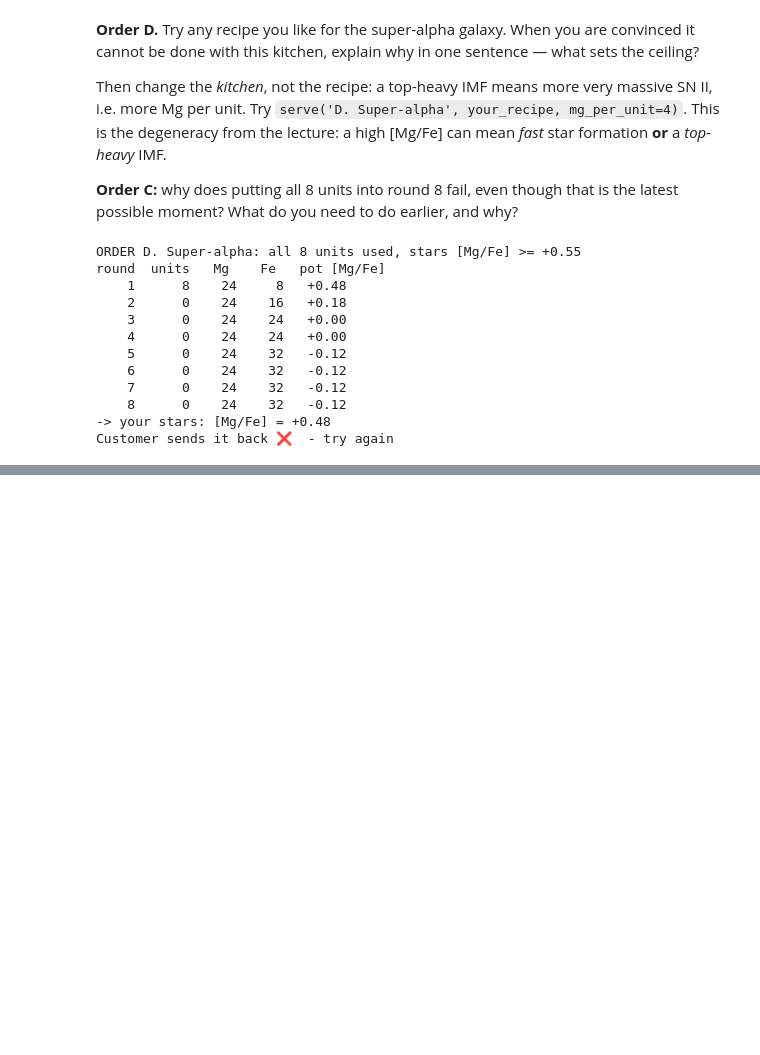
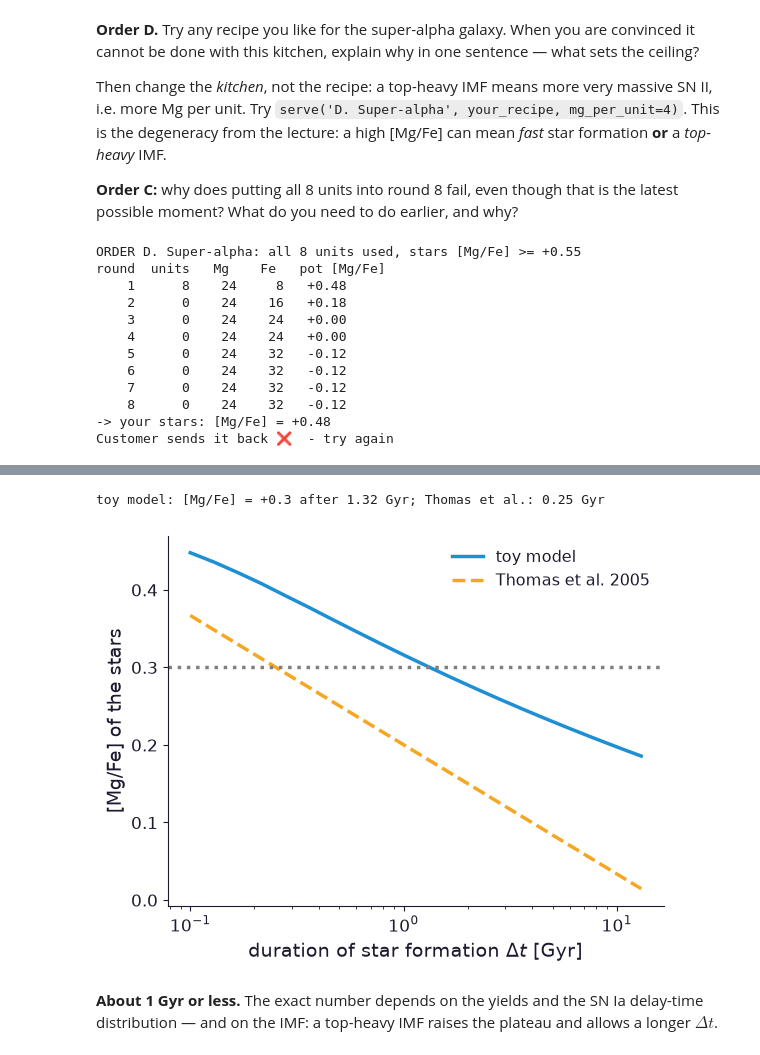
Before and after one commit to Azeret/stellar-populations-lectures, a Jupyter notebook: notebooks/03_toy_chemical_evolution.ipynb, the cells around one changed output, grey strips where cells are left out. Drawn from its saved outputs; the diff is of its cells as text; code cells hidden in the pictures; blank space fills up the shorter version.

```diff
--- a/notebooks/03_toy_chemical_evolution.ipynb
+++ b/notebooks/03_toy_chemical_evolution.ipynb
@@ -225,0 +267,4 @@ Customer sends it back ❌  - try again
+# %%
+for alpha in (1.9, 2.3, 2.7):
+    r = run_one_zone(alpha_high=alpha, tau_sf=2.0, infall_tau=7.0, eta=1.0)
+    print(f'IMF slope above 1 Msun = {alpha}:  plateau [Mg/Fe] = {np.nanmax(r["MgFe"][r["t"] > 0.005]):+.2f}')
@@ -225,0 +291,14 @@ Customer sends it back ❌  - try again
+# %%
+dts = np.geomspace(0.1, 13, 20)
+mgfe = np.array([run_one_zone(tau_sf=dt, t_stop=dt, eta=0.5)['star_MgFe'][-1] for dt in dts])
+plt.semilogx(dts, mgfe, label='toy model')
+plt.semilogx(dts, 0.2 - np.log10(dts) / 6, '--', label='Thomas et al. 2005')
+plt.axhline(0.3, color='grey', ls=':')
+plt.xlabel(r'duration of star formation $\Delta t$ [Gyr]'); plt.ylabel('[Mg/Fe] of the stars'); plt.legend()
+print('toy model: [Mg/Fe] = +0.3 after', round(float(np.interp(-0.3, -mgfe, dts)), 2), 'Gyr;',
+      'Thomas et al.:', round(10 ** (6 * (0.2 - 0.3)), 2), 'Gyr')
+# %% [output]
+toy model: [Mg/Fe] = +0.3 after 1.32 Gyr; Thomas et al.: 0.25 Gyr
+[figure, added]
+# %% [markdown]
+**About 1 Gyr or less.** The exact number depends on the yields and the SN Ia delay-time distribution — and on the IMF: a top-heavy IMF raises the plateau and allows a longer $\Delta t$.
```
Also changed, not shown: parts of 12 cells of this notebook, 6 other files.
